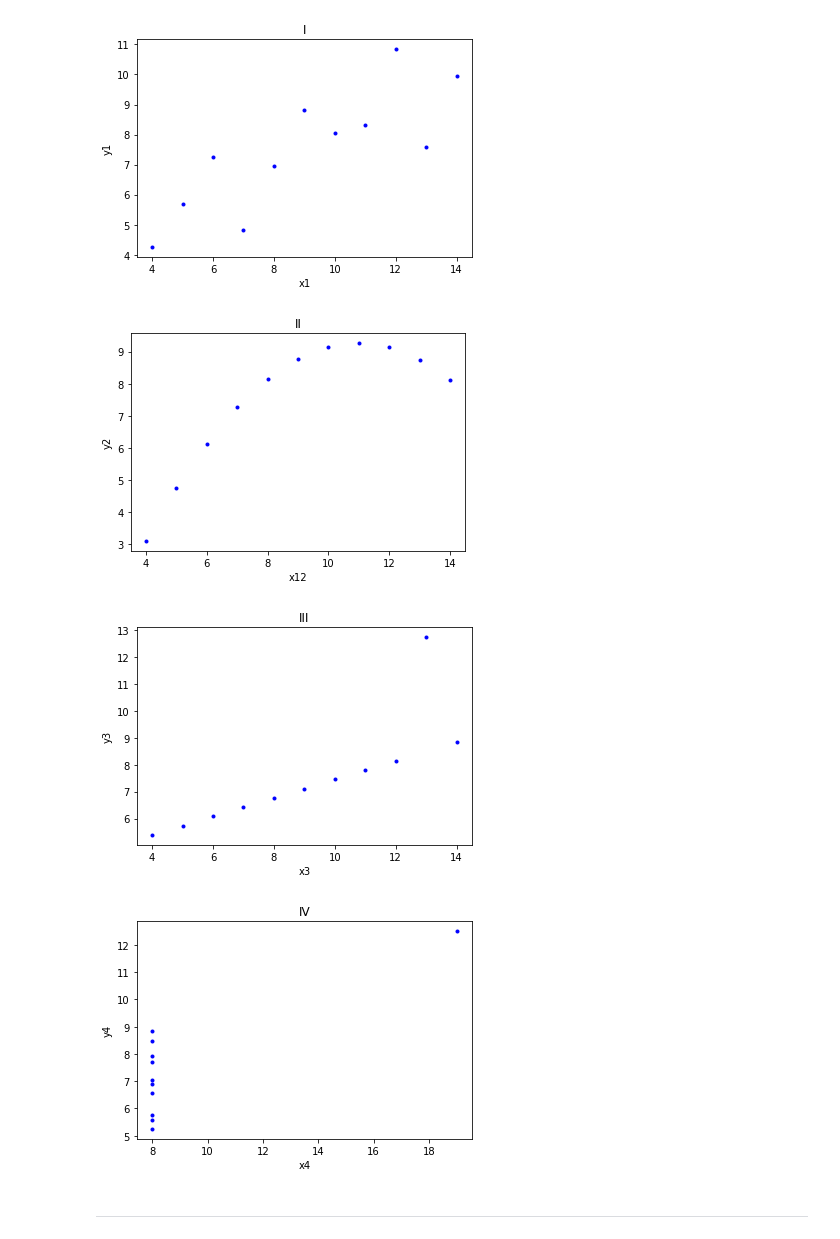
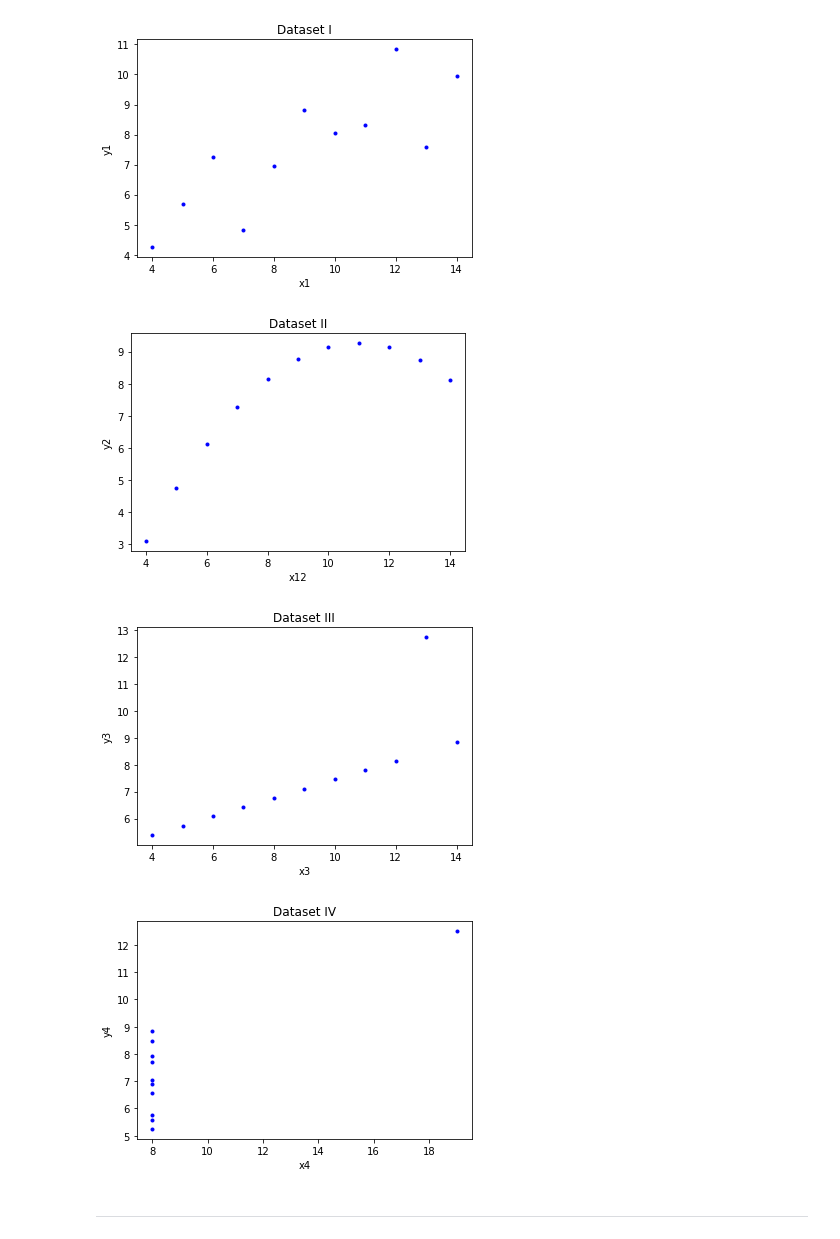
Before and after one commit to strokk/Fundamentals-Assignment, a Jupyter notebook: Anscombes Quartet.ipynb, the cells around one changed output. Saved outputs shown, nothing was run; the diff lists cells and outputs as text; code cells hidden in the pictures.

```diff
--- a/Anscombes Quartet.ipynb
+++ b/Anscombes Quartet.ipynb
@@ -20,40 +20,40 @@ In some experiments, Anscombe emphasized randomization in both the design and an
 # %%
 # Creating Scatter plots for analysis
 import numpy as np
 import matplotlib.pyplot as plt
 %matplotlib inline
 
 
 data = np.genfromtxt('anscombe.csv',delimiter=',', names=["x1", "y1", "x2", "y2", "x3", "y3", "x4", "y4"])
 
 plt.plot(data['x1'], data['y1'], 'b.')
-plt.title('I')
+plt.title('Dataset I')
 plt.xlabel('x1')
 plt.ylabel('y1')
 plt.show()
 
 plt.plot(data['x2'], data['y2'], 'b.')
-plt.title('II')
+plt.title('Dataset II')
 plt.xlabel('x12')
 plt.ylabel('y2')
 plt.show()
 
 plt.plot(data['x3'], data['y3'], 'b.')
-plt.title('III')
+plt.title('Dataset III')
 plt.xlabel('x3')
 plt.ylabel('y3')
 plt.show()
 
 plt.plot(data['x4'], data['y4'], 'b.')
-plt.title('IV')
+plt.title('Dataset IV')
 plt.xlabel('x4')
 plt.ylabel('y4')
 plt.show()
 # %% [output]
-[figure, old version]
+[figure, new version]
-[figure, old version]
+[figure, new version]
-[figure, old version]
+[figure, new version]
-[figure, old version]
+[figure, new version]
 # %% [markdown]
 -----------------------------------
 # %% [markdown]
```
Also changed, not shown: parts of 7 cells of this notebook.
